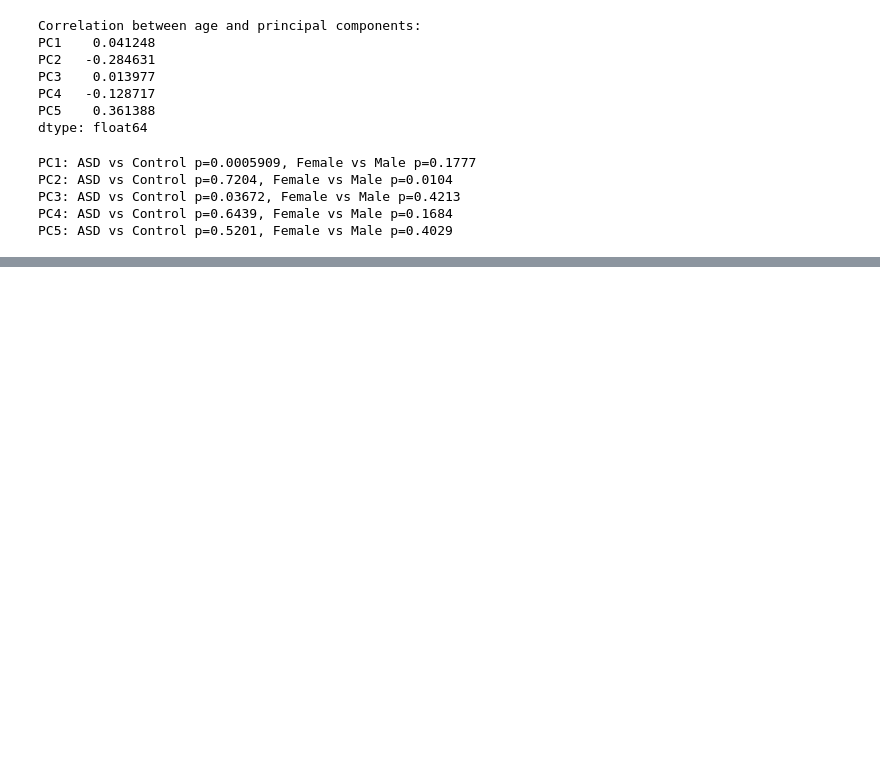
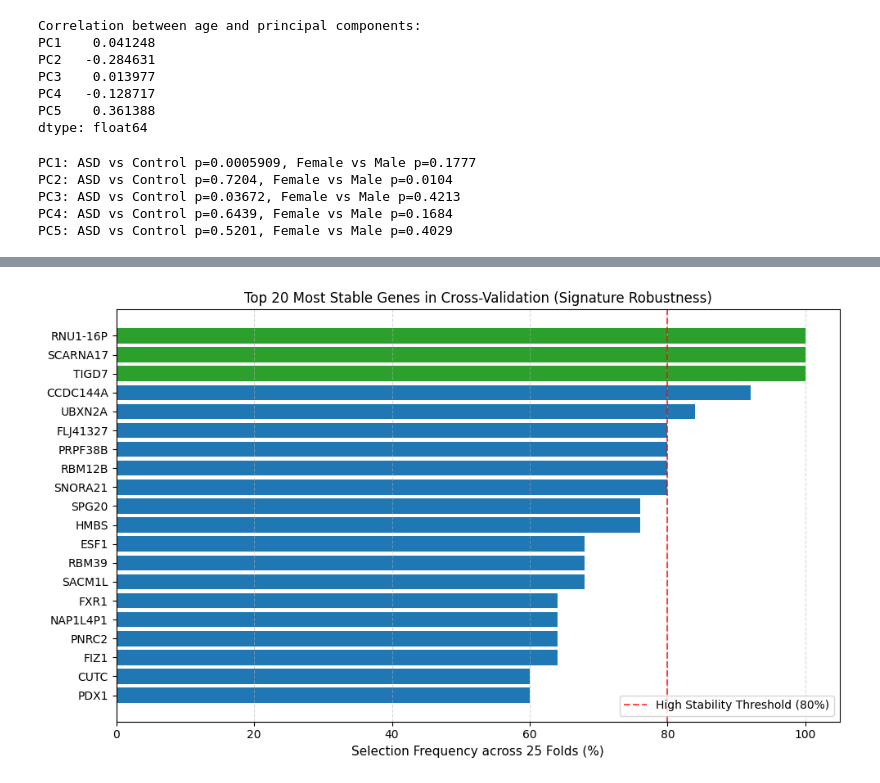
Before and after one commit to layakhosravi77-creator/ASD-Blood-Transcriptomic-Analysis, a Jupyter notebook: notebooks/01_data_exploration.ipynb, the cells around one changed output, grey strips where cells are left out. Drawn from its saved outputs; the diff is of its cells as text; code cells hidden in the pictures; blank space fills up the shorter version.

```diff
--- a/notebooks/01_data_exploration.ipynb
+++ b/notebooks/01_data_exploration.ipynb
@@ -1068,0 +1425,17 @@ PC5: ASD vs Control p=0.5201, Female vs Male p=0.4029
+# %%
+from sklearn.linear_model import LinearRegression
+
+# Estimate the association between sex and each gene's expression
+sex_model = LinearRegression()
+sex_model.fit(sex_train.to_frame(), X_train)
+
+# Remove the estimated sex effect while preserving each gene's mean
+X_train_sex_adjusted = (
+    X_train
+    - sex_model.predict(sex_train.to_frame())
+    + X_train.mean(axis=0)
+)
+
+print("Original matrix:", X_train.shape)
+print("Sex-adjusted matrix:", X_train_sex_adjusted.shape)
+print("Missing values:", X_train_sex_adjusted.isna().sum().sum())
@@ -1068,0 +2287,81 @@ PC5: ASD vs Control p=0.5201, Female vs Male p=0.4029
+# %%
+from collections import Counter
+import matplotlib.pyplot as plt
+import numpy as np
+import pandas as pd
+from sklearn.feature_selection import SelectKBest, f_classif
+from sklearn.model_selection import RepeatedStratifiedKFold
+
+print("در حال محاسبه پایداری ژن‌های منتخب در طول ۲۵ فولد...")
+
+K_FEATURES = 50
+rskf = RepeatedStratifiedKFold(n_splits=5, n_repeats=5, random_state=42)
+
+selected_genes_all_folds = []
+
+# جمع‌آوری ۵۰ ژن برتر انتخاب‌شده در هر یک از ۲۵ فولد
+for train_idx, _ in rskf.split(X, y):
+  X_train = X.iloc[train_idx]
+  y_train = y[train_idx]
+
+  selector = SelectKBest(score_func=f_classif, k=K_FEATURES)
+  selector.fit(X_train, y_train)
+
+  # نام ژن‌های انتخاب‌شده در این فولد
+  chosen_genes = X.columns[selector.get_support()].tolist()
+  selected_genes_all_folds.extend(chosen_genes)
+
+# محاسبه فراوانی انتخاب هر ژن
+gene_counts = Counter(selected_genes_all_folds)
+stability_df = pd.DataFrame(
+    gene_counts.most_common(), columns=["Gene", "Selection_Count"]
+)
+stability_df["Selection_Frequency (%)"] = (
+    stability_df["Selection_Count"] / 25
+) * 100
+
+# ژن‌های کاملاً پایدار (انتخاب‌شده در حداقل ۸۰٪ فولدها)
+stable_core_genes = stability_df[stability_df["Selection_Frequency (%)"] >= 80]
+
+print(
+    f"تعداد کل ژن‌های منحصربه‌فردی که حداقل یک‌بار انتخاب شدند: {len(stability_df)}"
+)
+print(
+    "تعداد ژن‌های پایدار مرکزی (حضور در حداقل ۸۰٪ فولدها):"
+    f" {len(stable_core_genes)}"
+)
+print(
+    "تعداد ژن‌های ۱۰۰٪ پایدار (حضور در تمام ۲۵ فولد):"
+    f" {(stability_df['Selection_Frequency (%)'] == 100).sum()}"
+)
+
+print("\n--- ۲۰ ژن دارای بیشترین پایداری در مدل‌سازی ---")
+print(stability_df.head(20).to_string(index=False))
+
+# رسم نمودار پایداری ۲۰ ژن برتر
+plt.figure(figsize=(10, 6))
+top_20 = stability_df.head(20)
+
+colors = [
+    "#2ca02c" if freq == 100 else "#1f77b4"
+    for freq in top_20["Selection_Frequency (%)"]
+]
+plt.barh(top_20["Gene"][::-1], top_20["Selection_Frequency (%)"][::-1], color=colors[::-1])
+plt.xlabel("Selection Frequency across 25 Folds (%)", fontsize=11)
+plt.title(
+    "Top 20 Most Stable Genes in Cross-Validation (Signature Robustness)",
+    fontsize=12,
+)
+plt.axvline(
+    80,
+    color="red",
+    linestyle="--",
+    alpha=0.7,
+    label="High Stability Threshold (80%)",
+)
+plt.xlim(0, 105)
+plt.grid(axis="x", linestyle="--", alpha=0.5)
+plt.legend(loc="lower right")
+plt.tight_layout()
+plt.show()
+# %% [output]
@@ -1068,0 +2385 @@ PC5: ASD vs Control p=0.5201, Female vs Male p=0.4029
+[figure, added]
```
Also changed, not shown: parts of 29 cells of this notebook.
